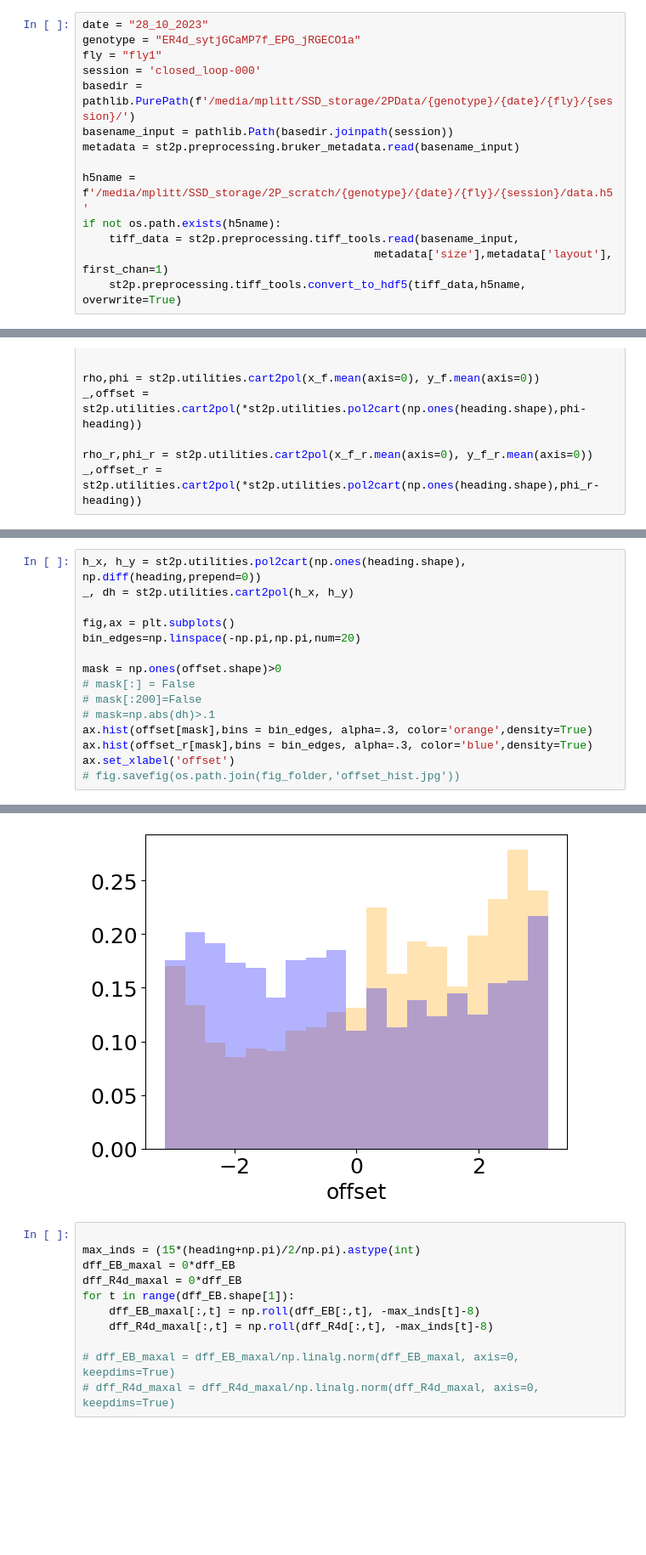
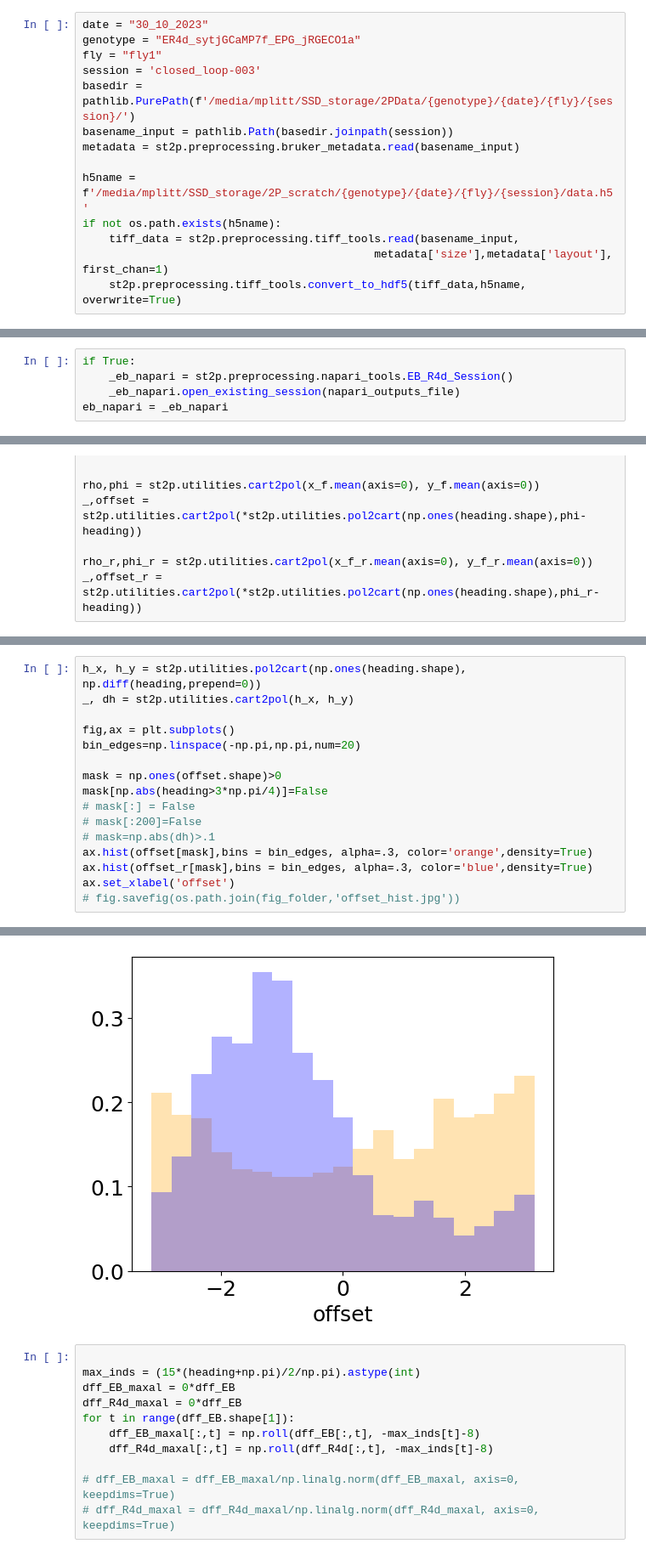
Before and after one commit to yfisher-lab/SessionTools, a Jupyter notebook: Notebooks/R4d_EB_simultaneous_image.ipynb, the cells around one changed output, grey strips where cells are left out. Shown at 85% size. Drawn from its saved outputs; the diff is of its cells as text; blank space fills up the shorter version.

```diff
--- a/Notebooks/R4d_EB_simultaneous_image.ipynb
+++ b/Notebooks/R4d_EB_simultaneous_image.ipynb
@@ -21,10 +21,10 @@ import SessionTools.two_photon as st2p
 
 %matplotlib inline
 # %%
-date = "28_10_2023"
+date = "30_10_2023"
 genotype = "ER4d_sytjGCaMP7f_EPG_jRGECO1a"
 fly = "fly1"
-session = 'closed_loop-000'
+session = 'closed_loop-003'
 basedir = pathlib.PurePath(f'/media/mplitt/SSD_storage/2PData/{genotype}/{date}/{fly}/{session}/')
 basename_input = pathlib.Path(basedir.joinpath(session))
 metadata = st2p.preprocessing.bruker_metadata.read(basename_input)
@@ -68,5 +62,10 @@ Invalid schema for package 'ome-types', please run 'npe2 validate ome-types' to
 # %%
 eb_napari.make_phase_masks()
+# %%
+if True:
+    _eb_napari = st2p.preprocessing.napari_tools.EB_R4d_Session()
+    _eb_napari.open_existing_session(napari_outputs_file)
+eb_napari = _eb_napari
 # %%
 masks_EB = eb_napari.masks_EB
 masks_R4d = eb_napari.masks_R4d
@@ -282,21 +283,22 @@ for num_fig, start_i in enumerate(range(0,dff_EB.shape[-1]-3,win_size)):
 # %%
 h_x, h_y = st2p.utilities.pol2cart(np.ones(heading.shape), np.diff(heading,prepend=0))
 _, dh = st2p.utilities.cart2pol(h_x, h_y)
 
 fig,ax = plt.subplots()
 bin_edges=np.linspace(-np.pi,np.pi,num=20)
 
 mask = np.ones(offset.shape)>0
+mask[np.abs(heading>3*np.pi/4)]=False
 # mask[:] = False
 # mask[:200]=False
 # mask=np.abs(dh)>.1
 ax.hist(offset[mask],bins = bin_edges, alpha=.3, color='orange',density=True)
 ax.hist(offset_r[mask],bins = bin_edges, alpha=.3, color='blue',density=True)
 ax.set_xlabel('offset')
 # fig.savefig(os.path.join(fig_folder,'offset_hist.jpg'))
 # %% [output]
 Text(0.5, 0, 'offset')
-[figure, old version]
+[figure, new version]
 # %%
 
 max_inds = (15*(heading+np.pi)/2/np.pi).astype(int)
```
Also changed, not shown: parts of 10 cells of this notebook, 4 other files.
